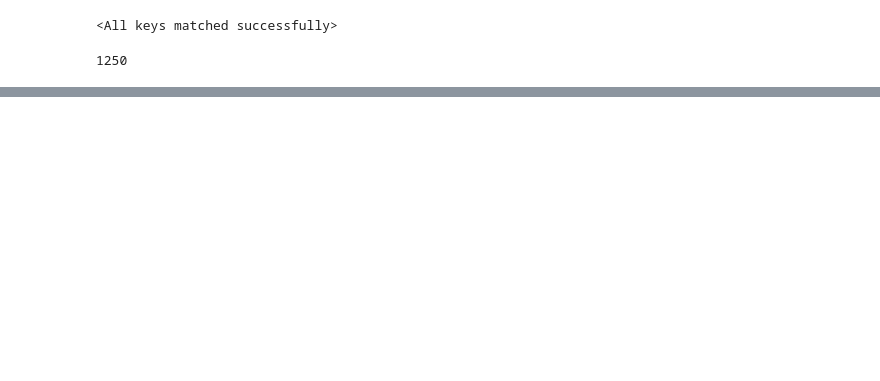
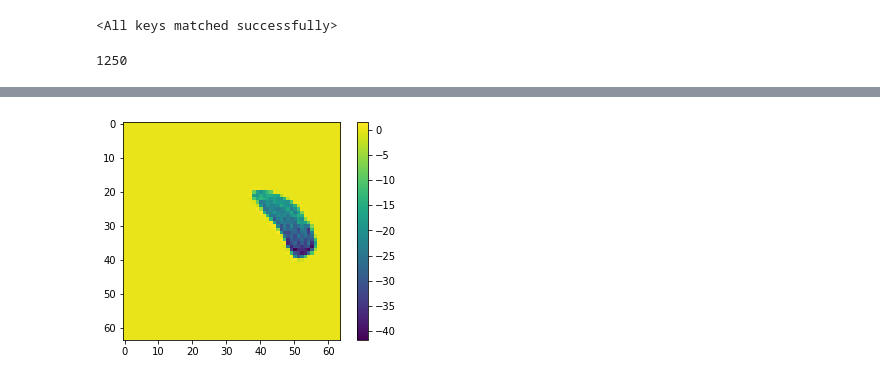
Before and after one commit to neuroailab/RAFT, a Jupyter notebook: notebooks/TDW_dataloading_020522.ipynb, the cells around one changed output, grey strips where cells are left out. Cells and saved outputs as stored; diff of their text form; code cells hidden in the pictures; blank space fills up the shorter version.

```diff
--- a/notebooks/TDW_dataloading_020522.ipynb
+++ b/notebooks/TDW_dataloading_020522.ipynb
@@ -208,0 +226,8 @@ Clipping input data to the valid range for imshow with RGB data ([0..1] for floa
+# %%
+dcoords, pred = net(img1[None].cuda(), img2[None].cuda(), iters=6, test_mode=True)
+# %%
+viz(dcoords[:,0:1] * 8)
+plt.colorbar()
+plt.show()
+# %% [output]
+[figure, added]
```
Also changed, not shown: parts of 13 cells of this notebook, 4 other files.
